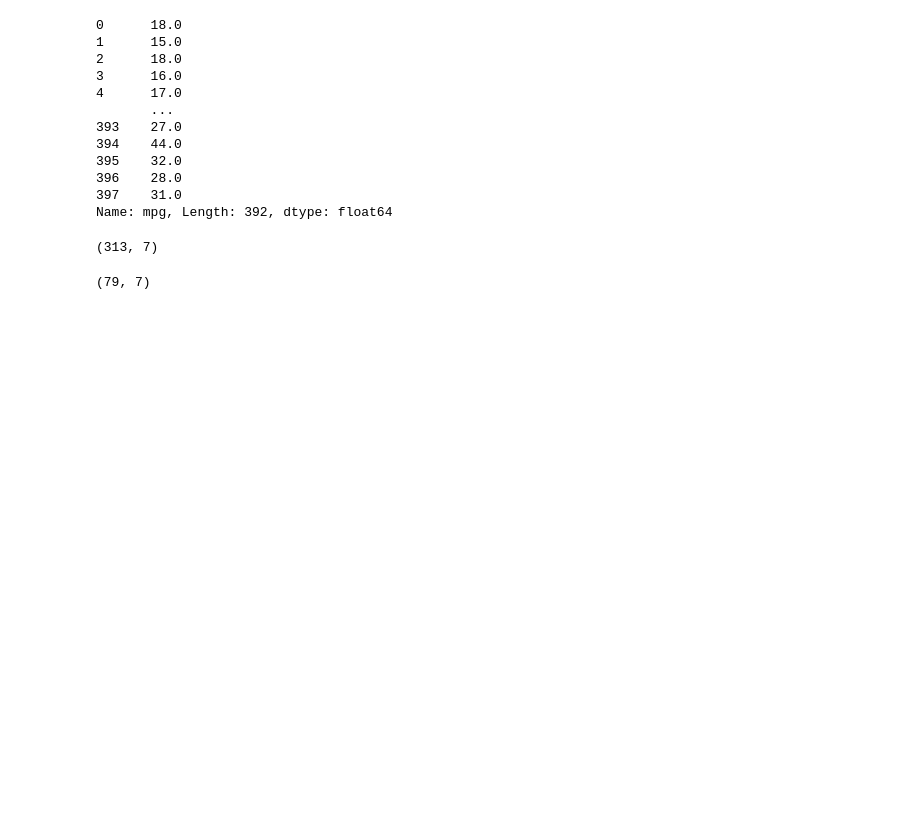
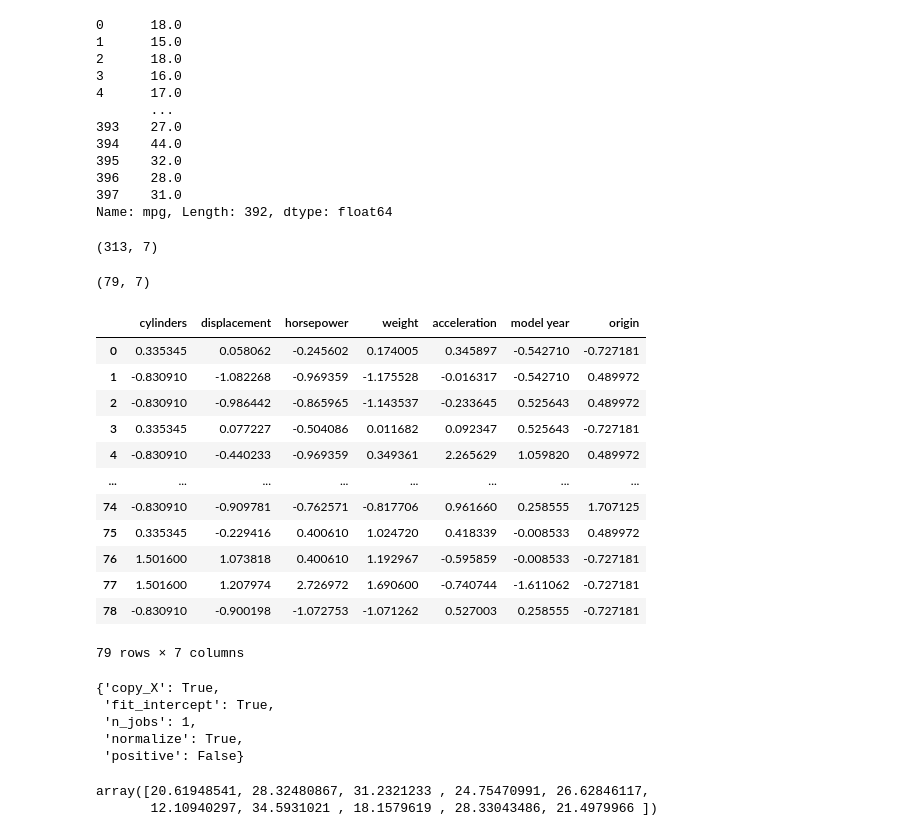
Before and after one commit to mvsampaio98/Tutorials1, a Jupyter notebook: Linear_Regression.ipynb, the cells around one changed output. Cells and saved outputs as stored; diff of their text form; code cells hidden in the pictures; blank space fills up the shorter version.

```diff
--- a/Linear_Regression.ipynb
+++ b/Linear_Regression.ipynb
@@ -112,3 +112,56 @@ X_train.shape # Size of train
 X_test.shape # Size of test
 # %% [output]
 (79, 7)
+# %%
+# Utilizamos o escalonamento de dados quando os valores minimos e maximos acabam sendo muito diferentes. O algoritmo
+# tentará evitar essa distorção na média e no desvio padrão desses dados. Teremos uma escala mais padronizada.
+sc = StandardScaler()
+X_train = sc.fit_transform(X_train)
+X_train = pd.DataFrame(X_train, columns = ['cylinders', 'displacement', 'horsepower', 'weight', 'acceleration', 'model year', 'origin'])
+X_test = sc.transform(X_test)
+X_test = pd.DataFrame(X_test, columns = ['cylinders', 'displacement', 'horsepower', 'weight', 'acceleration', 'model year', 'origin'])
+paraX_test
+# %% [output]
+|  | cylinders | displacement | horsepower | weight | acceleration | model year | origin |
+| 0 | 0.335345 | 0.058062 | -0.245602 | 0.174005 | 0.345897 | -0.542710 | -0.727181 |
+| 1 | -0.830910 | -1.082268 | -0.969359 | -1.175528 | -0.016317 | -0.542710 | 0.489972 |
+| 2 | -0.830910 | -0.986442 | -0.865965 | -1.143537 | -0.233645 | 0.525643 | 0.489972 |
+| 3 | 0.335345 | 0.077227 | -0.504086 | 0.011682 | 0.092347 | 0.525643 | -0.727181 |
+| 4 | -0.830910 | -0.440233 | -0.969359 | 0.349361 | 2.265629 | 1.059820 | 0.489972 |
+| ... | ... | ... | ... | ... | ... | ... | ... |
+| 74 | -0.830910 | -0.909781 | -0.762571 | -0.817706 | 0.961660 | 0.258555 | 1.707125 |
+| 75 | 0.335345 | -0.229416 | 0.400610 | 1.024720 | 0.418339 | -0.008533 | 0.489972 |
+| 76 | 1.501600 | 1.073818 | 0.400610 | 1.192967 | -0.595859 | -0.008533 | -0.727181 |
+| 77 | 1.501600 | 1.207974 | 2.726972 | 1.690600 | -0.740744 | -1.611062 | -0.727181 |
+| 78 | -0.830910 | -0.900198 | -1.072753 | -1.071262 | 0.527003 | 0.258555 | -0.727181 |
+79 rows × 7 columns
+# %%
+params = [
+    {
+        'fit_intercept':[True,False],
+        'normalize':[True,False],
+        'copy_X':[True,False],
+        'n_jobs':[1,10,20,30,40],
+        'positive':[True,False],
+    }
+]
+ins = LinearRegression()
+# O grid_search verifica todos os parametros e vai nos dizer qual a melhor escolha dos parâmetros. Ou seja, não precisamos
+# ficar testando a mudança de cada parâmetro, ele mesmo faz isso para nós.
+grid_search = GridSearchCV(ins, params, cv=5,scoring='neg_mean_squared_error')
+grid_search.fit(X_train,Y_train)
+grid_search.best_params_
+# %% [output]
+{'copy_X': True,
+ 'fit_intercept': True,
+ 'n_jobs': 1,
+ 'normalize': True,
+ 'positive': False}
+# %%
+# Aqui foi o que o modelo preveu
+ins.fit(X_train, Y_train)
+pred = ins.predict(X_test)
+pred[:10]
+# %% [output]
+array([20.61948541, 28.32480867, 31.2321233 , 24.75470991, 26.62846117,
+       12.10940297, 34.5931021 , 18.1579619 , 28.33043486, 21.4979966 ])
```
Also changed, not shown: parts of 4 cells of this notebook.
